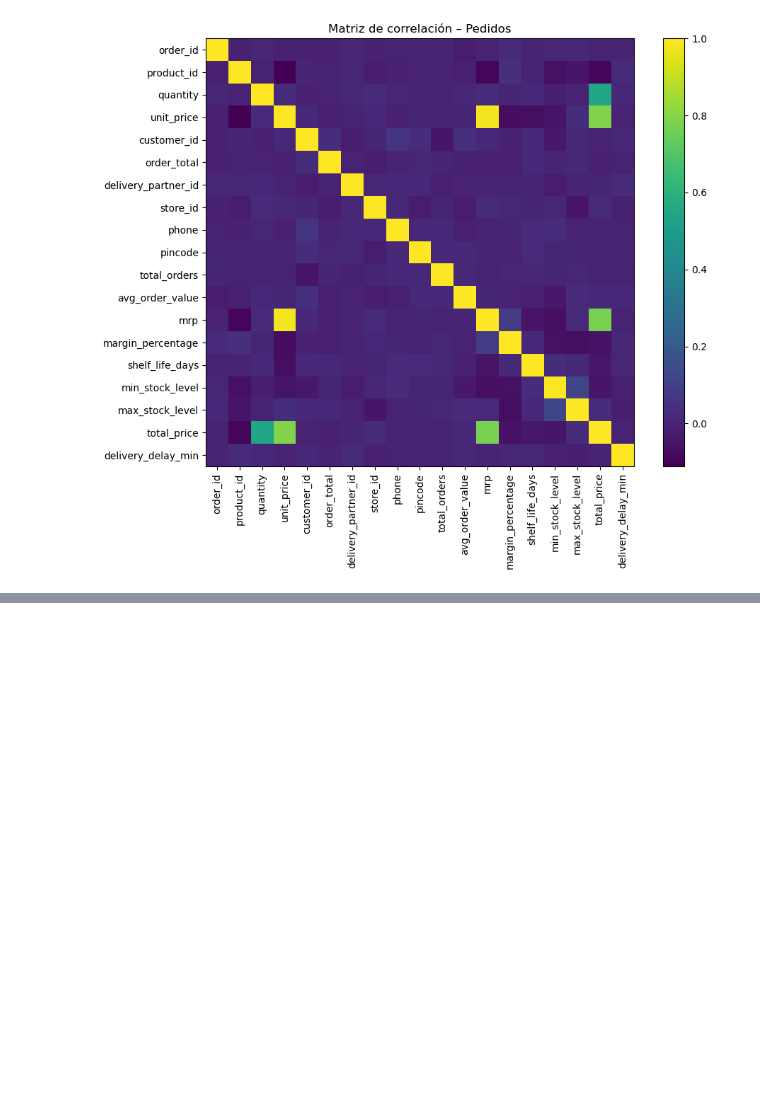
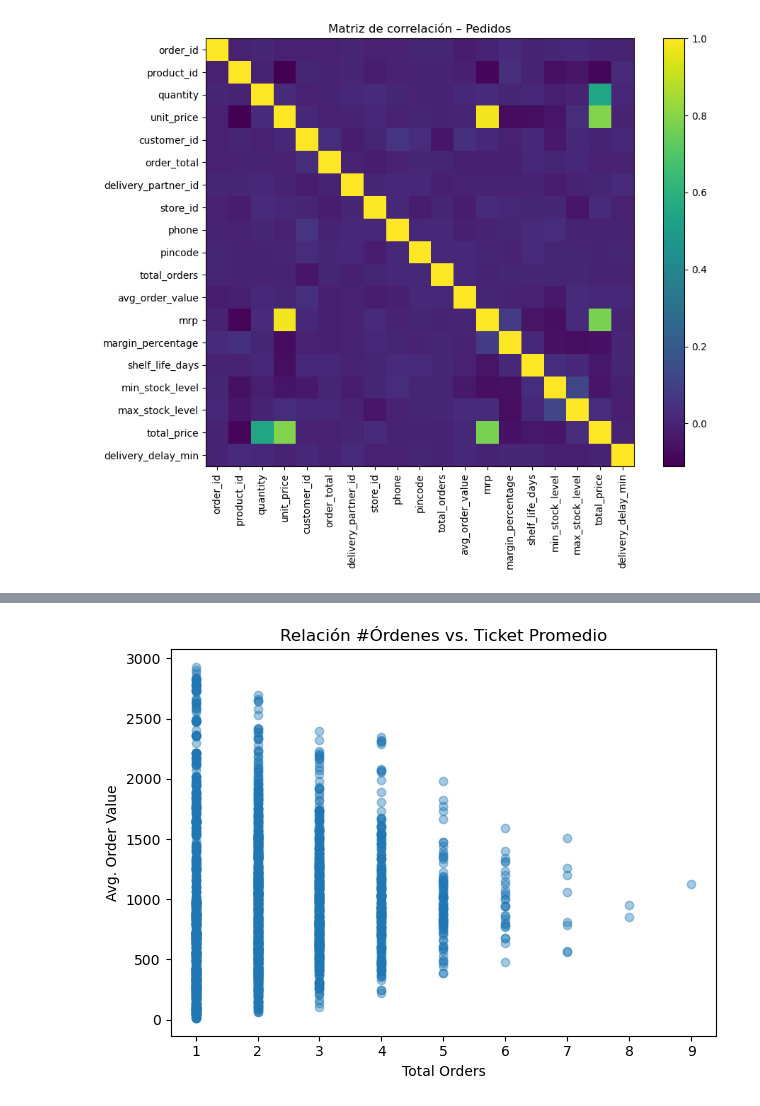
Before and after one commit to sharoncb96/Proyecto_despliegue, a Jupyter notebook: notebooks/Proyecto_Clustering.ipynb, the cells around one changed output, grey strips where cells are left out. Cells and saved outputs as stored; diff of their text form; code cells hidden in the pictures; blank space fills up the shorter version.

```diff
--- a/notebooks/Proyecto_Clustering.ipynb
+++ b/notebooks/Proyecto_Clustering.ipynb
@@ -124,0 +153,23 @@ plt.show()
+# %%
+agg = (
+    pedidos
+    .groupby("customer_id")
+    .agg(
+        total_orders    = ("order_id", "nunique"),
+        avg_order_value = ("total_price", "mean"),
+        first_order     = ("order_date", "min"),
+        last_order      = ("order_date", "max")
+    )
+    .reset_index()
+)
+
+# Añadimos columnas ya presentes en el propio DataFrame
+cols_extra = ["registration_date", "customer_segment", "gender"]
+agg = agg.merge(
+    pedidos[["customer_id"] + cols_extra].drop_duplicates("customer_id"),
+    on="customer_id",
+    how="left"
+)
+
+print("=== Tabla agregada por cliente ===")
+print(agg.head())
@@ -124,0 +227,13 @@ plt.show()
+# %%
+# ============================================================
+# 3. (Scatter) total_orders vs. avg_order_value
+# ============================================================
+plt.figure()
+plt.scatter(agg["total_orders"], agg["avg_order_value"], alpha=0.4)
+plt.xlabel("Total Orders")
+plt.ylabel("Avg. Order Value")
+plt.title("Relación #Órdenes vs. Ticket Promedio")
+plt.tight_layout()
+plt.show()
+# %% [output]
+[figure, added]
```
Also changed, not shown: parts of 30 cells of this notebook.
